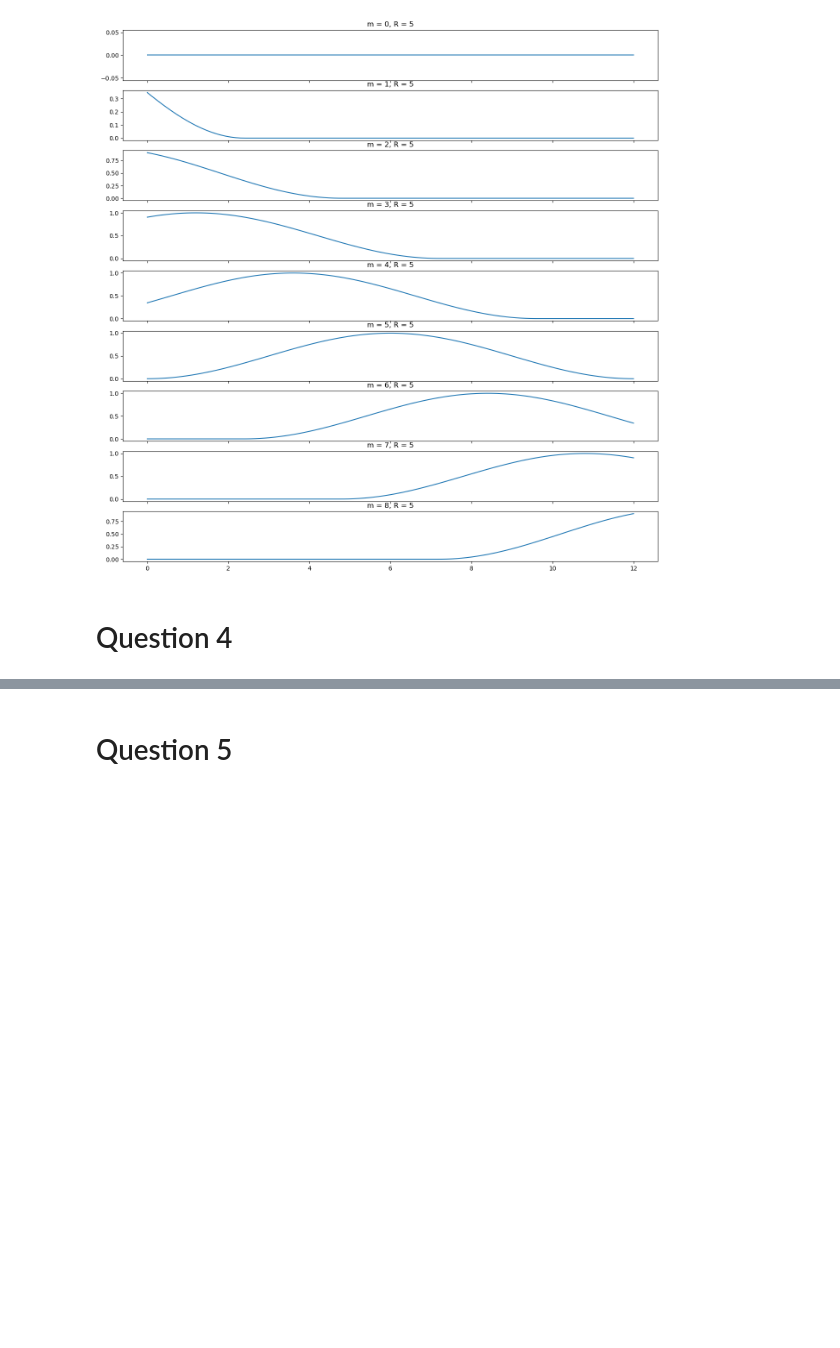
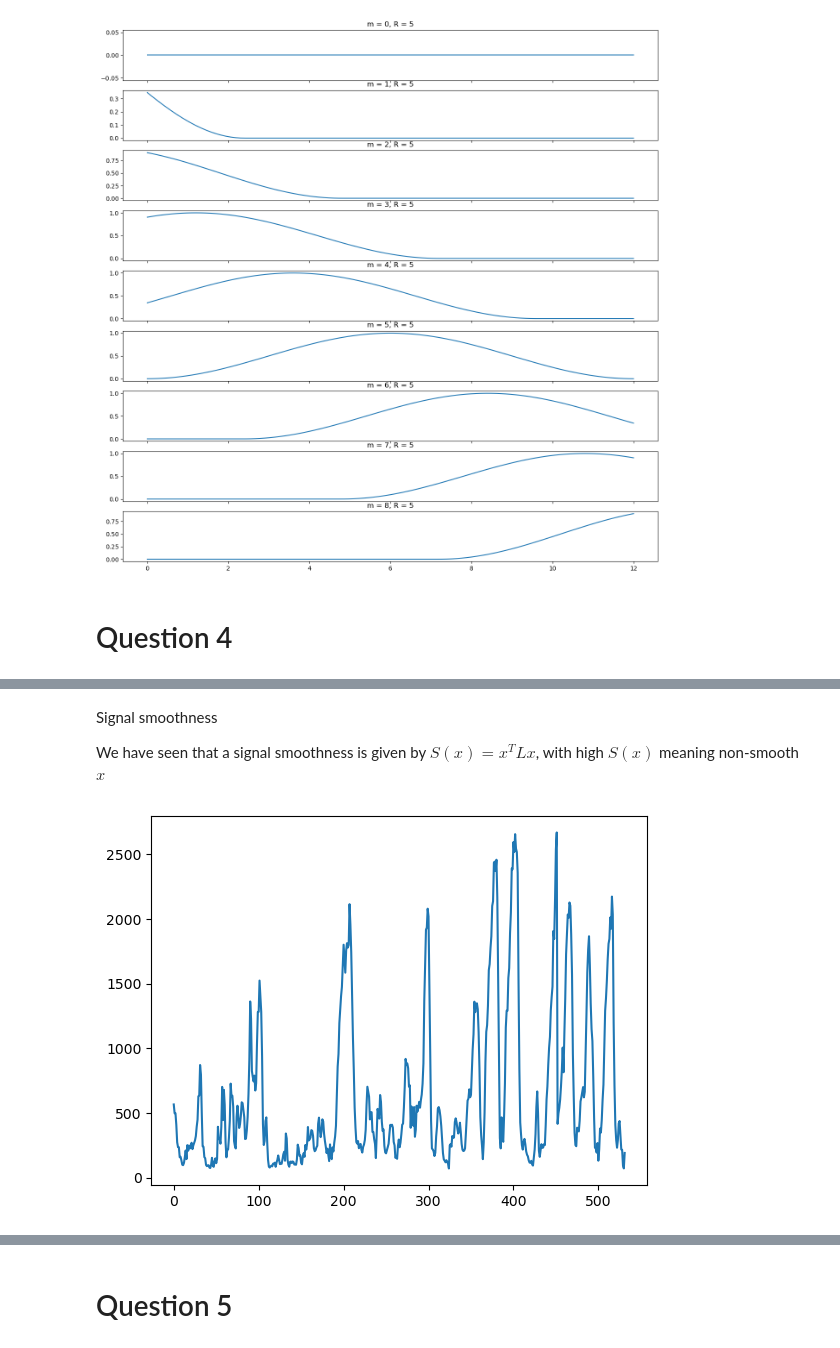
Before and after one commit to BenjaminDeporte/AST_TP3, a Jupyter notebook: MikeHuttenschmitt_BenjaminDeporte.ipynb, the cells around one changed output, grey strips where cells are left out. Saved outputs shown, nothing was run; the diff lists cells and outputs as text; code cells hidden in the pictures; blank space fills up the shorter version.

```diff
--- a/MikeHuttenschmitt_BenjaminDeporte.ipynb
+++ b/MikeHuttenschmitt_BenjaminDeporte.ipynb
@@ -457,0 +544,9 @@ for c,R in enumerate(list_R):
+# %%
+# TP6 - pivoting table to get a multivariate time series
+temperature_df = data_df2.pivot(index="date", values="Temp", columns="station_name")
+
+# some stations have no data for specific time : we drop the row
+temperature_df.dropna(inplace=True)
+
+# net
+temperature_df.head()
@@ -457,0 +607,12 @@ for c,R in enumerate(list_R):
+# %%
+from pygsp import graphs
+
+# exp sim function
+def get_exponential_similarity(condensed_distance_matrix, bandwidth, threshold):
+    exp_similarity = np.exp(-(condensed_distance_matrix**2) / bandwidth / bandwidth)
+    res_arr = np.where(exp_similarity > threshold, exp_similarity, 0.0)
+    return res_arr
+
+# check if graph is connected (eigenvalue=0 must have degree 1)
+def is_connected(graph) -> bool:
+    return (np.linalg.eigvalsh(graph.L.todense()) < 1e-6).sum()==1
@@ -457,0 +682,13 @@ for c,R in enumerate(list_R):
+# %% [markdown]
+Signal smoothness
+
+We have seen that a signal smoothness is given by $S(x) = x^{T}Lx$, with high $S(x)$ meaning non-smooth $x$
+# %%
+# the signal smoothness is given by
+
+smoothnesses = np.array([row.dot(G_gaussian.L.todense() @ row) for (_, row) in temperature_df.iterrows()])
+
+plt.plot(smoothnesses)
+plt.show()
+# %% [output]
+[figure, added]
```
Also changed, not shown: parts of 21 cells of this notebook.
